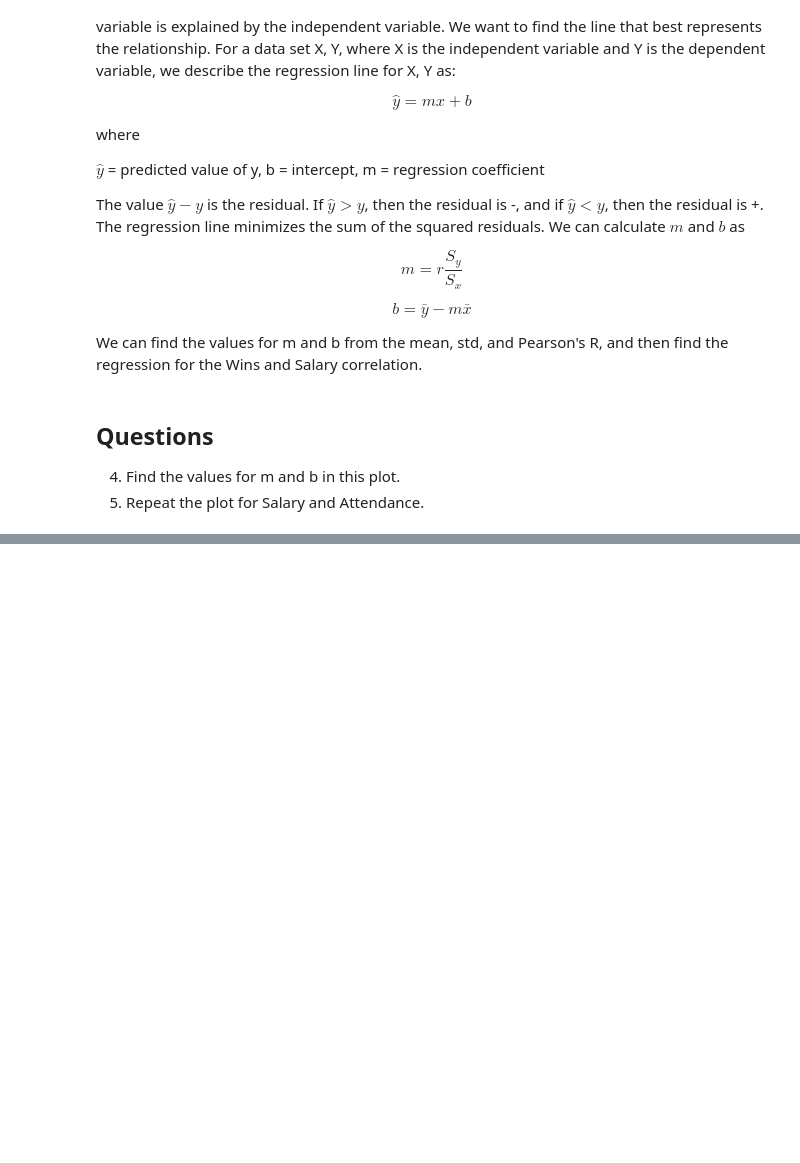
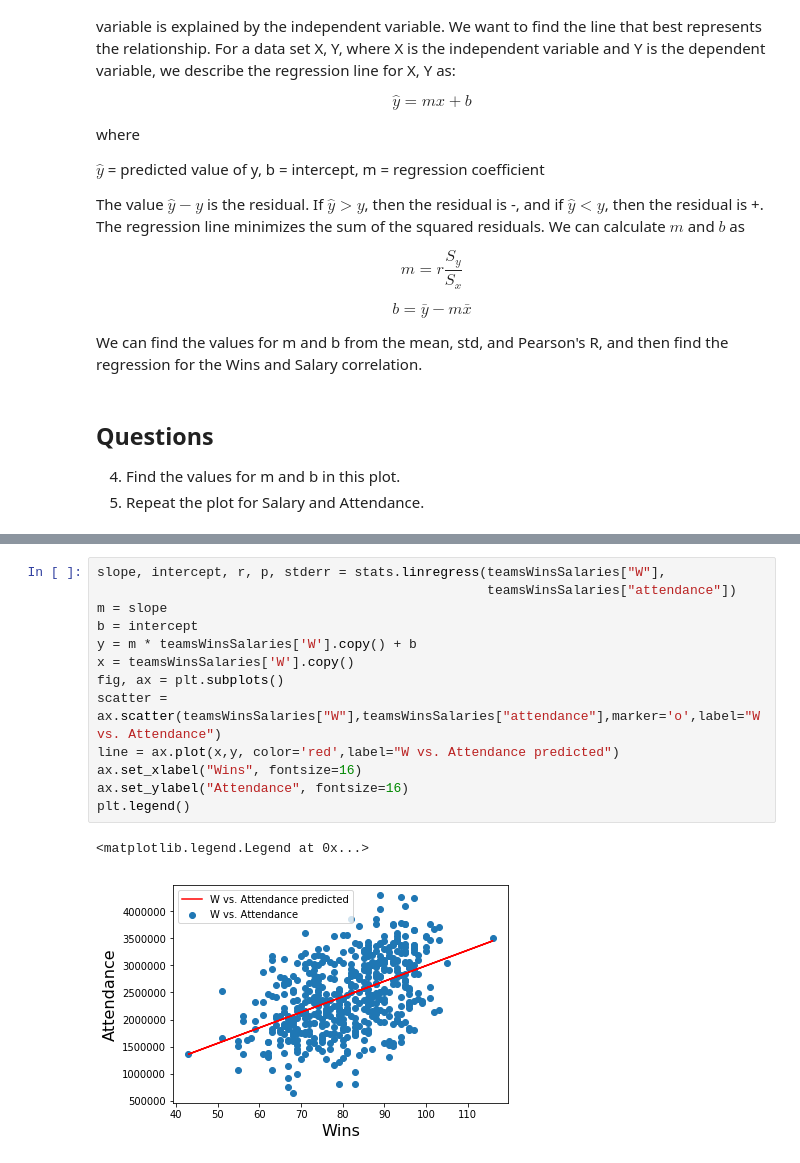
Before and after one commit to michaelmdresser/csci4831-sabermetrics, a Jupyter notebook: Lecture12AlexRodriguez.ipynb, the cells around one changed output, grey strips where cells are left out. Drawn from its saved outputs; the diff is of its cells as text; blank space fills up the shorter version.

```diff
--- a/Lecture12AlexRodriguez.ipynb
+++ b/Lecture12AlexRodriguez.ipynb
@@ -270,0 +302,16 @@ plt.legend()
+# %%
+slope, intercept, r, p, stderr = stats.linregress(teamsWinsSalaries["W"],
+                                                  teamsWinsSalaries["attendance"])
+m = slope
+b = intercept
+y = m * teamsWinsSalaries['W'].copy() + b
+x = teamsWinsSalaries['W'].copy()
+fig, ax = plt.subplots()
+scatter = ax.scatter(teamsWinsSalaries["W"],teamsWinsSalaries["attendance"],marker='o',label="W vs. Attendance")
+line = ax.plot(x,y, color='red',label="W vs. Attendance predicted")
+ax.set_xlabel("Wins", fontsize=16)
+ax.set_ylabel("Attendance", fontsize=16)
+plt.legend()
+# %% [output]
+<matplotlib.legend.Legend at 0x...>
+[figure, added]
```
Also changed, not shown: parts of 7 cells of this notebook, 10 other files.
